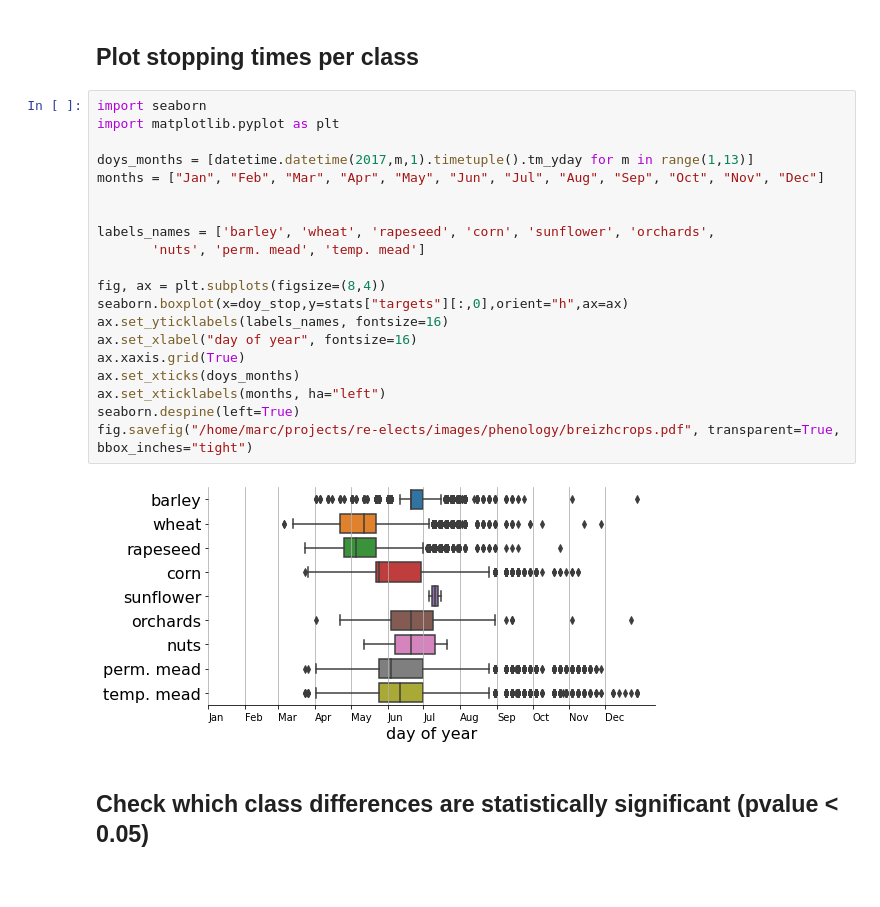
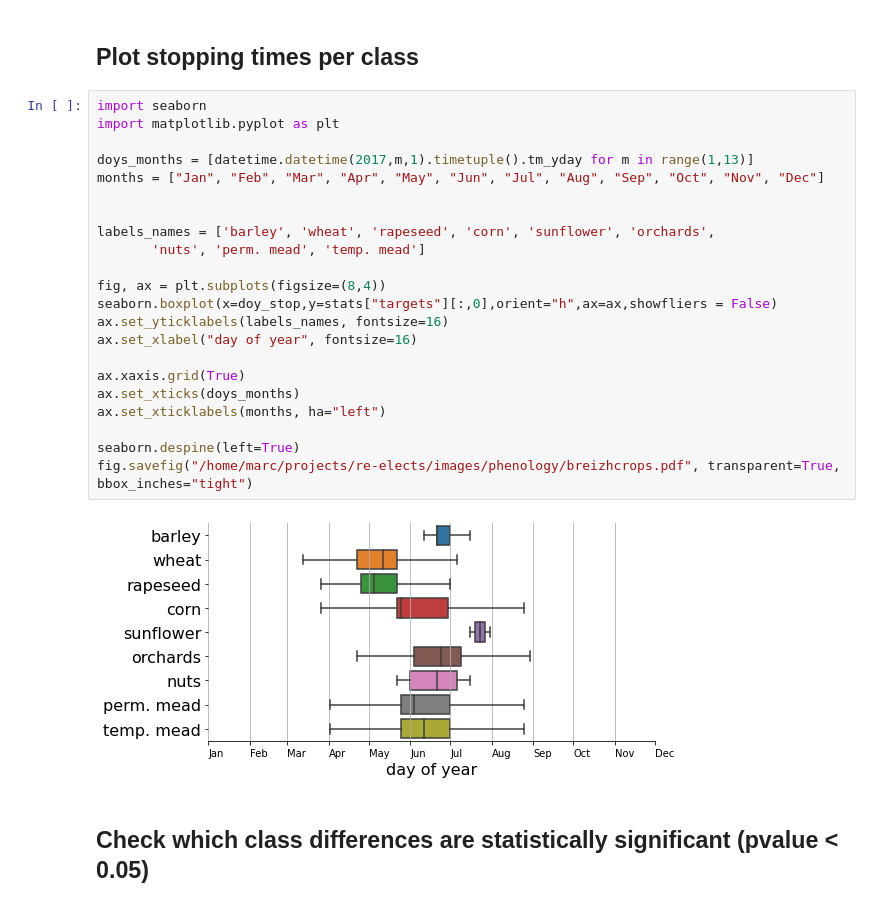
Before and after one commit to MarcCoru/elects, a Jupyter notebook: notebooks/Breizhcrops.ipynb, the cells around one changed output. Drawn from its saved outputs; the diff is of its cells as text.

```diff
--- a/notebooks/Breizhcrops.ipynb
+++ b/notebooks/Breizhcrops.ipynb
@@ -234,25 +234,27 @@ fig.savefig("/tmp/violin.pdf",dpi=300,bbox_inches='tight')
 # %%
 import seaborn
 import matplotlib.pyplot as plt
 
 doys_months = [datetime.datetime(2017,m,1).timetuple().tm_yday for m in range(1,13)]
 months = ["Jan", "Feb", "Mar", "Apr", "May", "Jun", "Jul", "Aug", "Sep", "Oct", "Nov", "Dec"]
 
 
 labels_names = ['barley', 'wheat', 'rapeseed', 'corn', 'sunflower', 'orchards',
        'nuts', 'perm. mead', 'temp. mead']
 
 fig, ax = plt.subplots(figsize=(8,4))
-seaborn.boxplot(x=doy_stop,y=stats["targets"][:,0],orient="h",ax=ax)
+seaborn.boxplot(x=doy_stop,y=stats["targets"][:,0],orient="h",ax=ax,showfliers = False)
 ax.set_yticklabels(labels_names, fontsize=16)
 ax.set_xlabel("day of year", fontsize=16)
+
 ax.xaxis.grid(True)
 ax.set_xticks(doys_months)
 ax.set_xticklabels(months, ha="left")
+
 seaborn.despine(left=True)
 fig.savefig("/home/marc/projects/re-elects/images/phenology/breizhcrops.pdf", transparent=True, bbox_inches="tight")
 # %% [output]
-[figure, old version]
+[figure, new version]
 # %% [markdown]
 ## Check which class differences are statistically significant (pvalue < 0.05)
 # %%
```
Also changed, not shown: parts of 7 cells of this notebook, 5 other files.
